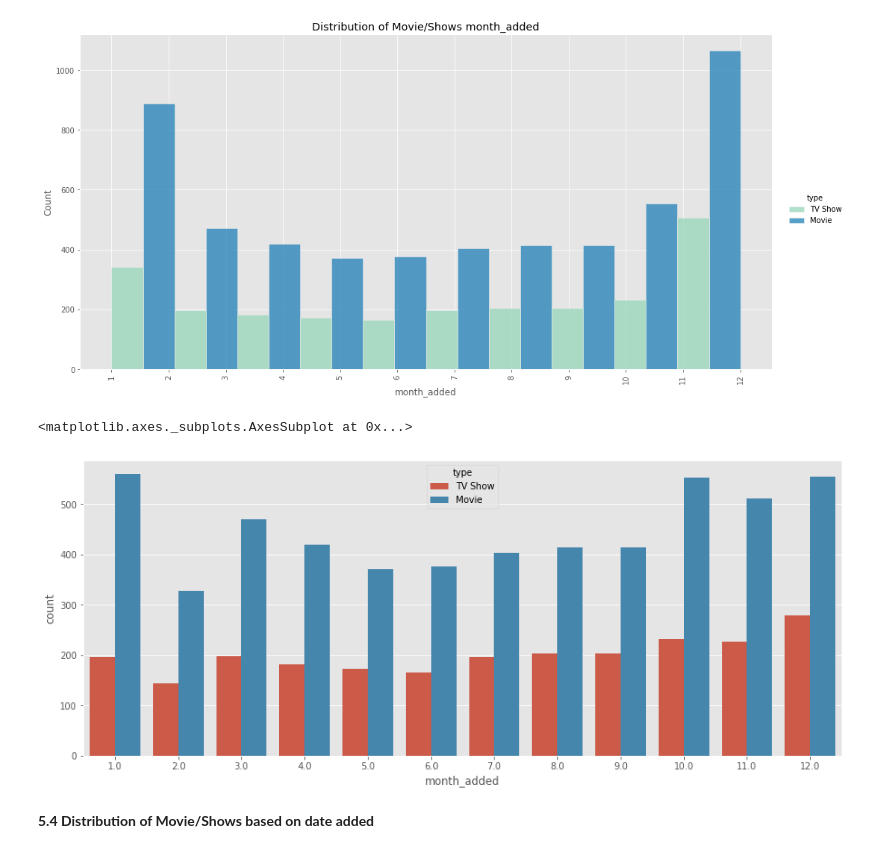
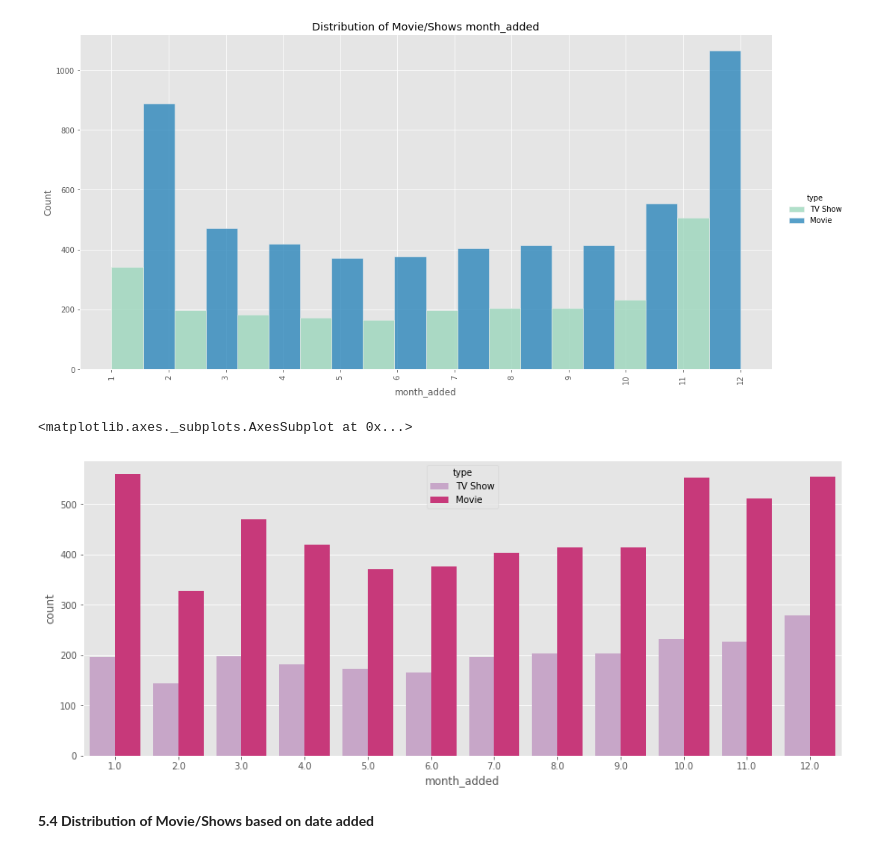
Before and after one commit to pankaj-beldar/Capstone_Project_04_Netflix_Movies_and_TV_Shows_Clustering, a Jupyter notebook: Capstone_Project_04_Netflix_Movies_and_TV_Shows_Clustering.ipynb, the cells around one changed output. Cells and saved outputs as stored; diff of their text form; code cells hidden in the pictures.

```diff
--- a/Capstone_Project_04_Netflix_Movies_and_TV_Shows_Clustering.ipynb
+++ b/Capstone_Project_04_Netflix_Movies_and_TV_Shows_Clustering.ipynb
@@ -389,11 +389,10 @@ Text(0.5, 6.800000000000011, 'month_added')
 [figure]
 # %%
 fig, ax = plt.subplots(figsize=(15,6))
-
-sns.countplot(x='month_added', hue='type',lw=5, data=df, ax=ax)
+sns.countplot(x='month_added', hue='type',lw=5, data=df, ax=ax, palette='PuRd')
 # %% [output]
 <matplotlib.axes._subplots.AxesSubplot at 0x...>
-[figure, old version]
+[figure, new version]
 # %% [markdown]
 **5.4 Distribution of Movie/Shows based on date added**
 # %%
```
Also changed, not shown: parts of 11 cells of this notebook.
